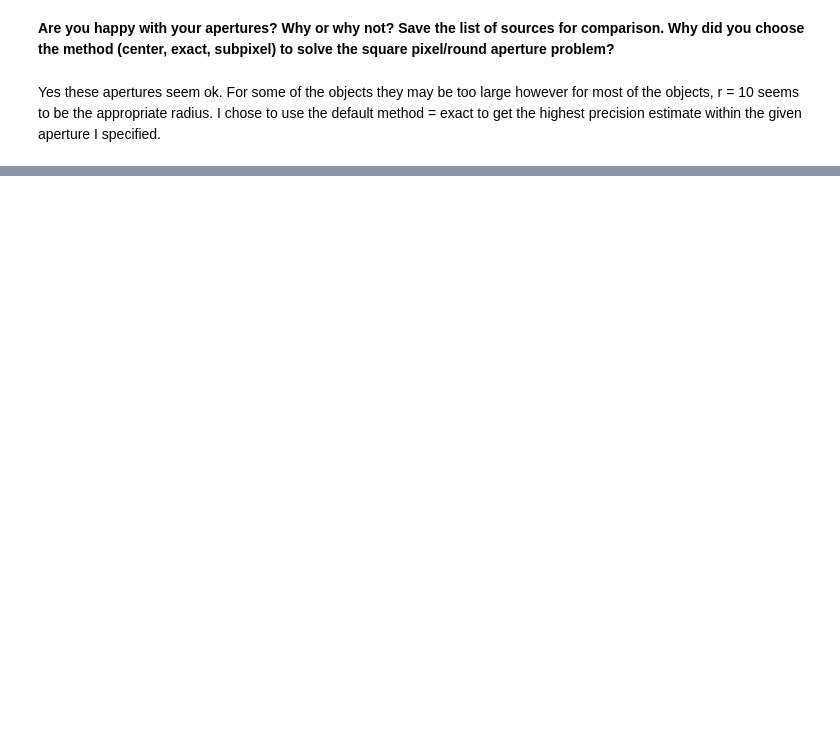
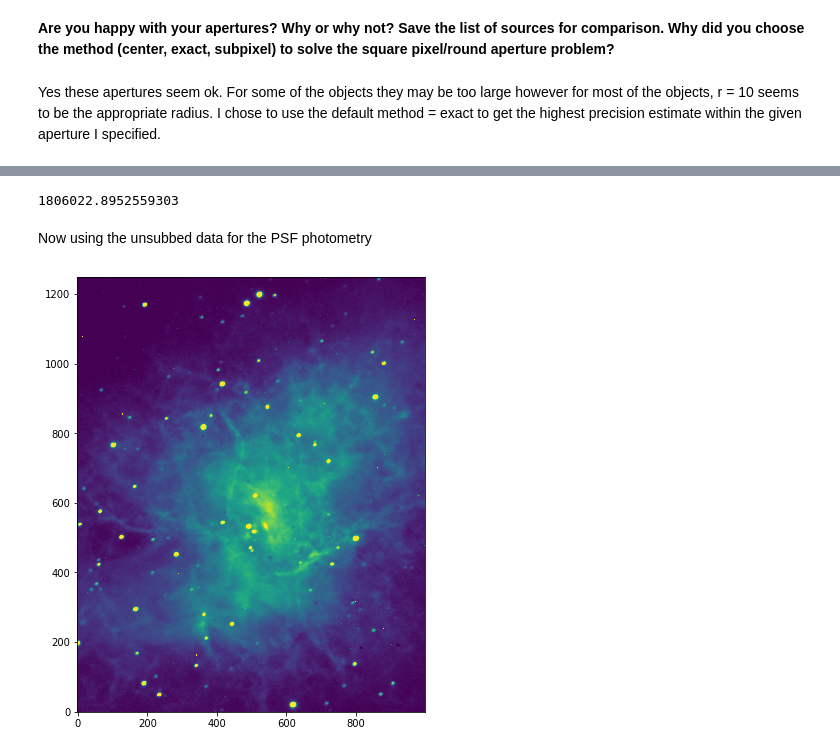
Before and after one commit to cmerrill11/astr342, a Jupyter notebook: obsProject/photometry.ipynb, the cells around one changed output, grey strips where cells are left out. Saved outputs shown, nothing was run; the diff lists cells and outputs as text; code cells hidden in the pictures; blank space fills up the shorter version.

```diff
--- a/obsProject/photometry.ipynb
+++ b/obsProject/photometry.ipynb
@@ -220,0 +222,7 @@ Text(1.5, 5700000, 'Annulus inner radius = 7, outer radius = 14')
+# %%
+diff = annFluxs - appFluxs
+np.median(diff)
+# %% [output]
+1806022.8952559303
+# %% [markdown]
+Now using the unsubbed data for the PSF photometry
@@ -220,0 +235,7 @@ Text(1.5, 5700000, 'Annulus inner radius = 7, outer radius = 14')
+# %%
+images = glob.glob('data/CrabData/reduced/reduced2*.fits')
+data = fits.getdata(images[5]).astype(float)
+image = data[500:1750, 500:1500] #changed to match code below
+showImage(image)
+# %% [output]
+[figure, added]
```
Also changed, not shown: parts of 22 cells of this notebook.
